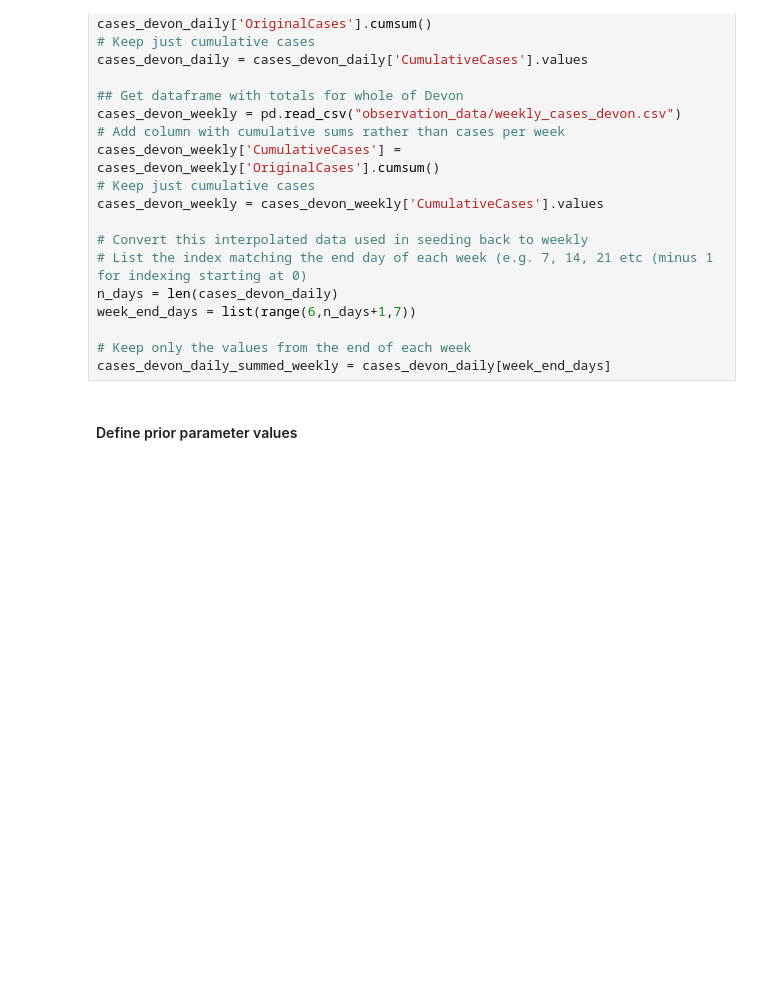
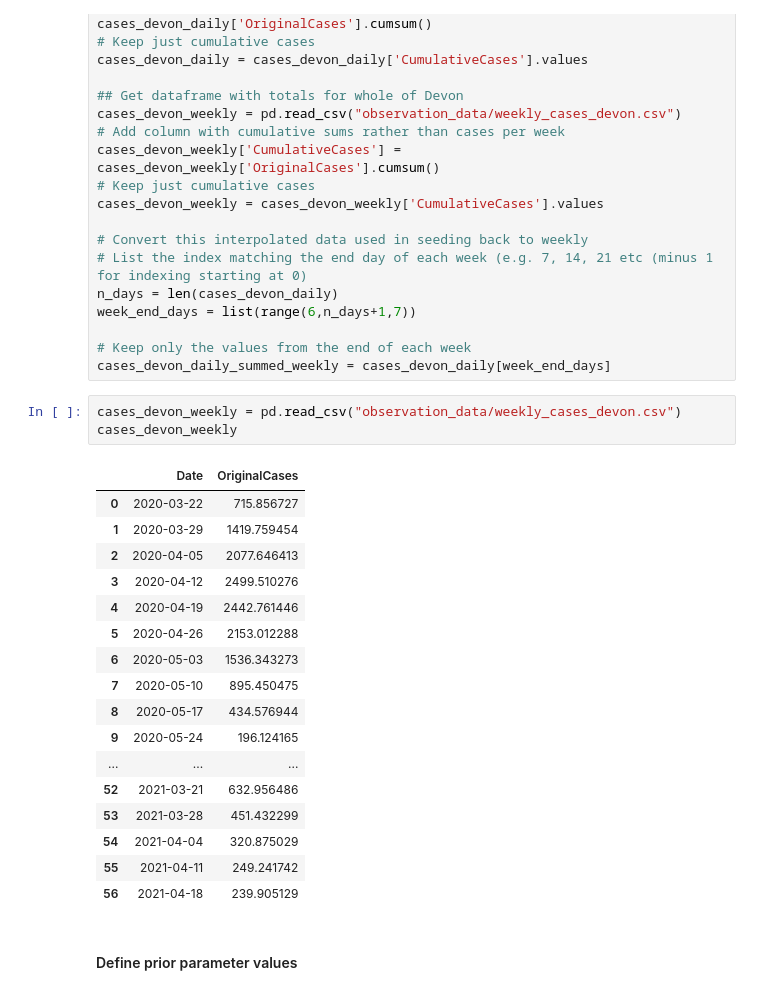
Before and after one commit to Urban-Analytics/RAMP-UA, a Jupyter notebook: experiments/calibration/AnalyseResults-5pops,100particles.ipynb, the cells around one changed output. Cells and saved outputs as stored; diff of their text form; blank space fills up the shorter version.

```diff
--- a/experiments/calibration/AnalyseResults-5pops,100particles.ipynb
+++ b/experiments/calibration/AnalyseResults-5pops,100particles.ipynb
@@ -64,6 +66,27 @@ week_end_days = list(range(6,n_days+1,7))
 
 # Keep only the values from the end of each week
 cases_devon_daily_summed_weekly = cases_devon_daily[week_end_days]
+# %%
+cases_devon_weekly = pd.read_csv("observation_data/weekly_cases_devon.csv")
+cases_devon_weekly
+# %% [output]
+|  | Date | OriginalCases |
+| 0 | 2020-03-22 | 715.856727 |
+| 1 | 2020-03-29 | 1419.759454 |
+| 2 | 2020-04-05 | 2077.646413 |
+| 3 | 2020-04-12 | 2499.510276 |
+| 4 | 2020-04-19 | 2442.761446 |
+| 5 | 2020-04-26 | 2153.012288 |
+| 6 | 2020-05-03 | 1536.343273 |
+| 7 | 2020-05-10 | 895.450475 |
+| 8 | 2020-05-17 | 434.576944 |
+| 9 | 2020-05-24 | 196.124165 |
+| ... | ... | ... |
+| 52 | 2021-03-21 | 632.956486 |
+| 53 | 2021-03-28 | 451.432299 |
+| 54 | 2021-04-04 | 320.875029 |
+| 55 | 2021-04-11 | 249.241742 |
+| 56 | 2021-04-18 | 239.905129 |
 # %% [markdown]
 #### Define prior parameter values
 # %%
```
Also changed, not shown: parts of 1 cell of this notebook, 3 other files.
